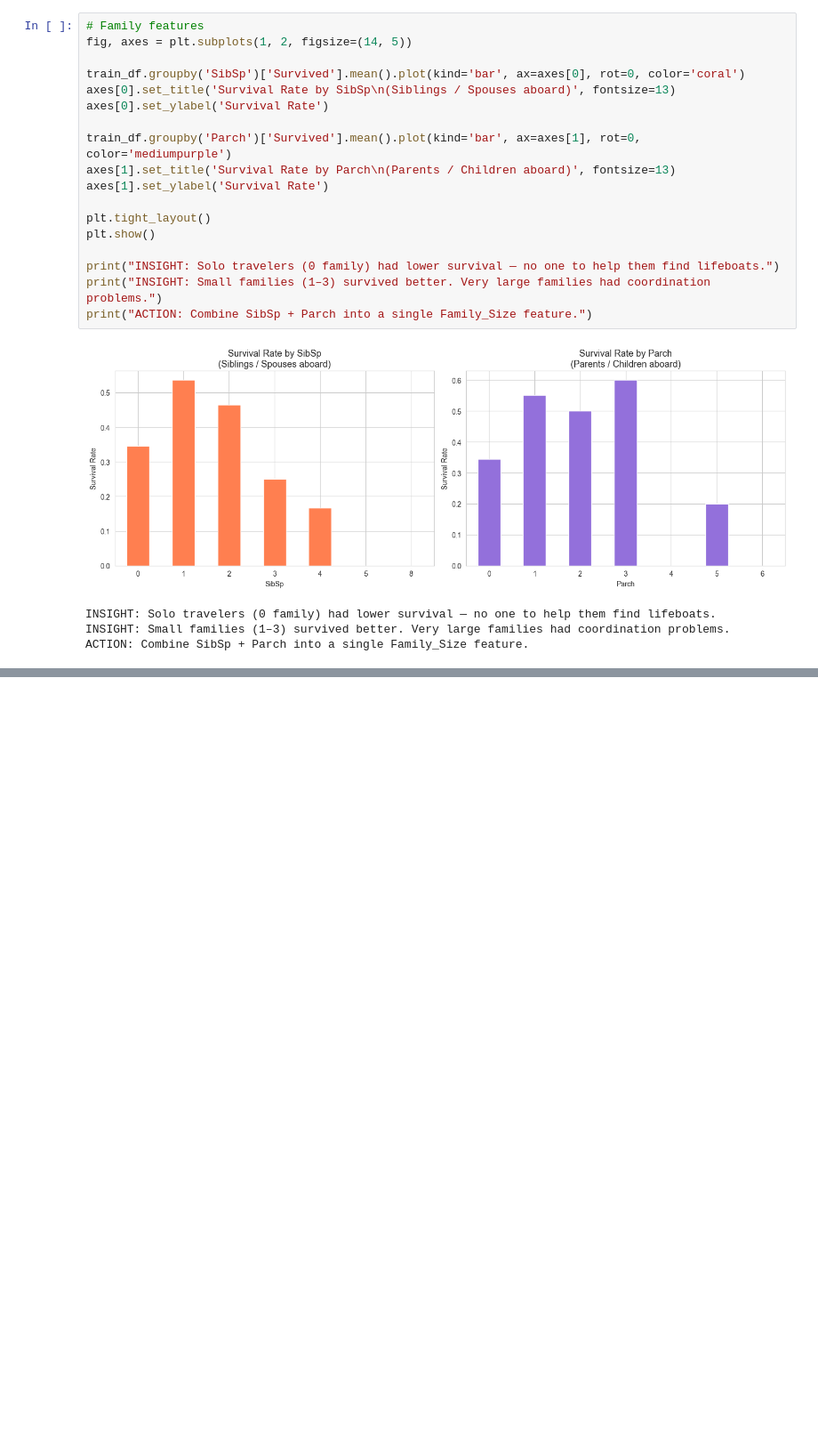
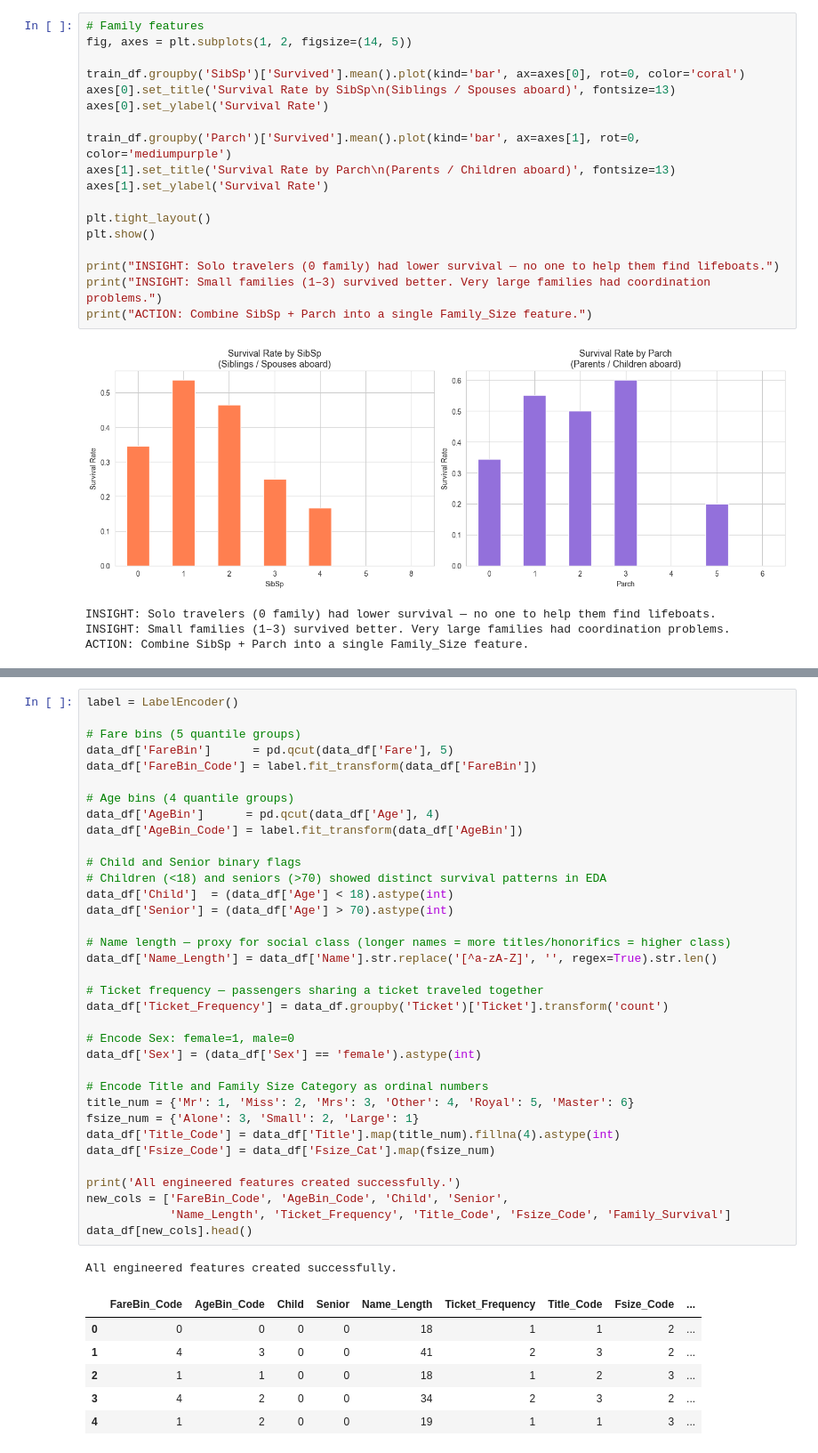
Before and after one commit to eloquenttbota/kaggle-titanic, a Jupyter notebook: notebook/EDA.ipynb, the cells around one changed output, grey strips where cells are left out. Shown at 89% size. Drawn from its saved outputs; the diff is of its cells as text; blank space fills up the shorter version.

```diff
--- a/notebook/EDA.ipynb
+++ b/notebook/EDA.ipynb
@@ -192,0 +396,43 @@ ACTION: Combine SibSp + Parch into a single Family_Size feature.
+# %%
+label = LabelEncoder()
+
+# Fare bins (5 quantile groups)
+data_df['FareBin']      = pd.qcut(data_df['Fare'], 5)
+data_df['FareBin_Code'] = label.fit_transform(data_df['FareBin'])
+
+# Age bins (4 quantile groups)
+data_df['AgeBin']      = pd.qcut(data_df['Age'], 4)
+data_df['AgeBin_Code'] = label.fit_transform(data_df['AgeBin'])
+
+# Child and Senior binary flags
+# Children (<18) and seniors (>70) showed distinct survival patterns in EDA
+data_df['Child']  = (data_df['Age'] < 18).astype(int)
+data_df['Senior'] = (data_df['Age'] > 70).astype(int)
+
+# Name length — proxy for social class (longer names = more titles/honorifics = higher class)
+data_df['Name_Length'] = data_df['Name'].str.replace('[^a-zA-Z]', '', regex=True).str.len()
+
+# Ticket frequency — passengers sharing a ticket traveled together
+data_df['Ticket_Frequency'] = data_df.groupby('Ticket')['Ticket'].transform('count')
+
+# Encode Sex: female=1, male=0
+data_df['Sex'] = (data_df['Sex'] == 'female').astype(int)
+
+# Encode Title and Family Size Category as ordinal numbers
+title_num = {'Mr': 1, 'Miss': 2, 'Mrs': 3, 'Other': 4, 'Royal': 5, 'Master': 6}
+fsize_num = {'Alone': 3, 'Small': 2, 'Large': 1}
+data_df['Title_Code'] = data_df['Title'].map(title_num).fillna(4).astype(int)
+data_df['Fsize_Code'] = data_df['Fsize_Cat'].map(fsize_num)
+
+print('All engineered features created successfully.')
+new_cols = ['FareBin_Code', 'AgeBin_Code', 'Child', 'Senior',
+            'Name_Length', 'Ticket_Frequency', 'Title_Code', 'Fsize_Code', 'Family_Survival']
+data_df[new_cols].head()
+# %% [output]
+All engineered features created successfully.
+|  | FareBin_Code | AgeBin_Code | Child | Senior | Name_Length | Ticket_Frequency | Title_Code | Fsize_Code | ... |
+| 0 | 0 | 0 | 0 | 0 | 18 | 1 | 1 | 2 | ... |
+| 1 | 4 | 3 | 0 | 0 | 41 | 2 | 3 | 2 | ... |
+| 2 | 1 | 1 | 0 | 0 | 18 | 1 | 2 | 3 | ... |
+| 3 | 4 | 2 | 0 | 0 | 34 | 2 | 3 | 2 | ... |
+| 4 | 1 | 2 | 0 | 0 | 19 | 1 | 1 | 3 | ... |
```
Also changed, not shown: parts of 15 cells of this notebook.
